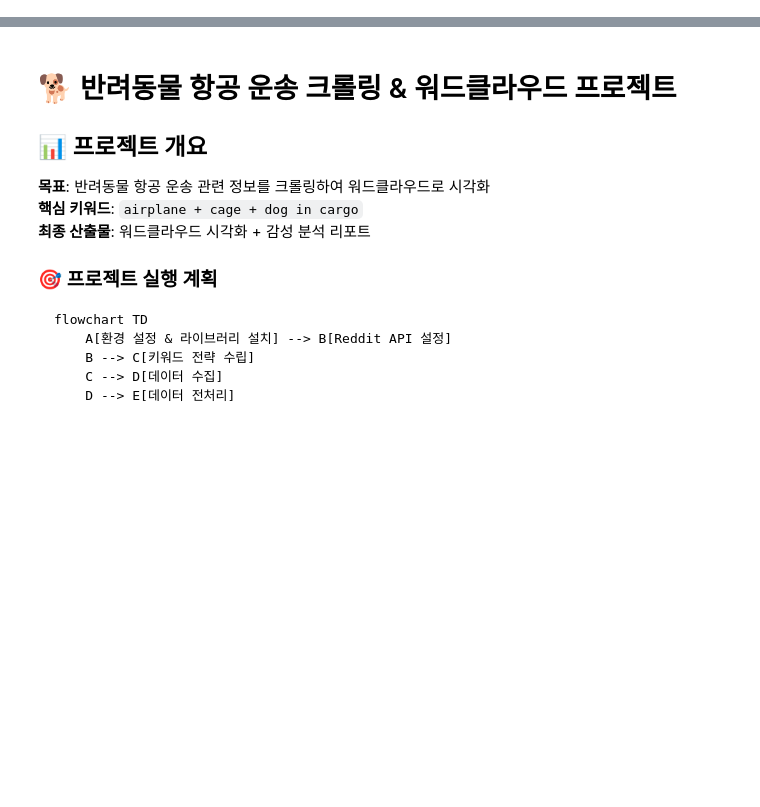
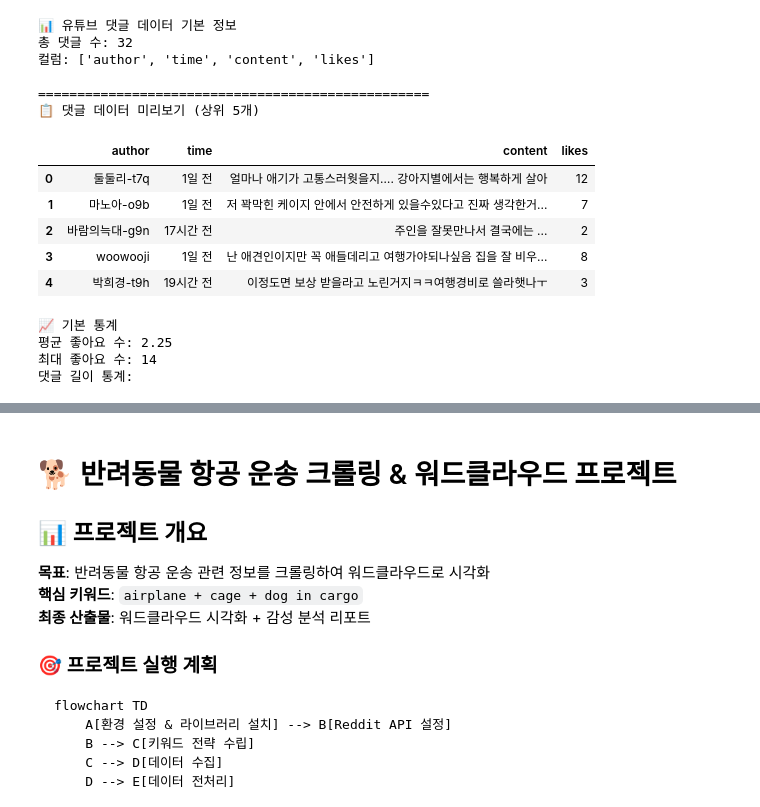
Before and after one commit to positivemultiplier/LG_DX_SCHOOL, a Jupyter notebook: 02_DX_Methodology/1_Business_Experience_BX/Reddit/petincargo.ipynb, the cells around one changed output, grey strips where cells are left out. Cells and saved outputs as stored; diff of their text form; code cells hidden in the pictures; blank space fills up the shorter version.

Commit message:
Add comprehensive pet cargo YouTube comment analysis with advanced cloud wordcloud visualizations

```diff
--- a/02_DX_Methodology/1_Business_Experience_BX/Reddit/petincargo.ipynb
+++ b/02_DX_Methodology/1_Business_Experience_BX/Reddit/petincargo.ipynb
@@ -0,0 +46,72 @@
+# %%
+# 유튜브 댓글 데이터를 딕셔너리로 구성
+youtube_comments_data = [
+    {"author": "둘둘리-t7q", "time": "1일 전", "content": "얼마나 애기가 고통스러웟을지…. 강아지별에서는 행복하게 살아", "likes": 12},
+    {"author": "마노아-o9b", "time": "1일 전", "content": "저 꽉막힌 케이지 안에서 안전하게 있을수있다고 진짜 생각한거야? 대체 입마개는 왜한거니?!! 너무 이쁜 아가인데 너무 불쌍하다ㅠㅠ", "likes": 7},
+    {"author": "바람의늑대-g9n", "time": "17시간 전", "content": "주인을 잘못만나서 결국에는 ...", "likes": 2},
+    {"author": "woowooji", "time": "1일 전", "content": "난 애견인이지만 꼭 애들데리고 여행가야되나싶음 집을 잘 비우지도 않을뿐더러 비우게된다면 진짜 친한사람한테 잠시맡기고 맡김비용+선물사오는데 굳이 위험한거 알명슈 화물칸까지 태워가면서 여행가야되나싶음", "likes": 8},
+    {"author": "박희경-t9h", "time": "19시간 전", "content": "이정도면 보상 받을라고 노린거지ㅋㅋ여행경비로 쓸라햇나ㅜ", "likes": 3},
+    {"author": "dorapark2359", "time": "20시간 전", "content": "저런 무지막지한 케이지에 강아지를 넣고 입마개는 왜 한걸까? 참, 의문이네? 저견주의 의도가 뭘까? 정말 궁금하다!", "likes": 3},
+    {"author": "롱뽀-t1u", "time": "1일 전", "content": "제발 동물에대해 지식도없으면서 귀엽다.외롭다라는 이유로 키우지마라 그자체가 학대다", "likes": 14},
+    {"author": "cococo-s9d", "time": "1일 전", "content": "저런 케이지도 문젠데 입마개까지 견주가 맞냐 뚤린켄넬에 물병하나 걸어놓고 밑바닥에 시원하게 팩까지 깔아놨으면 살았을텐데", "likes": 3},
+    {"author": "PEPERO-bs1ve", "time": "1일 전", "content": "생물은 화물칸이 아니라 뱅기 꼬리에 있는 특별한 공간에 적재함.. 이건 기장이 이륙 전 보고받게 되어있고 공기가 없다느니 온도조절이 안된다느니 하는건 모르는 소리 ㅋ", "likes": 6},
+    {"author": "희연-u4p", "time": "17시간 전", "content": "누구탓을 하더라도 항공사보단 저걸 수하물로 실어도 괜찮다고한 업체 탓을해야하는게 상식적인거 아냐? 그리고 항공사는 이미 입마개하는것이 안좋다 온도조절장치가 없다는 사실을 고지했는데 항공사 삥뜯어보려는 속셈 아님?", "likes": 1},
+    {"author": "sorkflsk7", "time": "1일 전", "content": "얼마나 힘들었을까", "likes": 3},
+    {"author": "신인용-d5t", "time": "1일 전", "content": "강아지에 강짜도 안찾아봤내 강아지 키우면 안될사람임", "likes": 2},
+    {"author": "beaver-dk6fp", "time": "1일 전", "content": "달리 악마가 아니네. 캔넬에 넣은 개 입마개는 왜 했나? 캔넬도 크고 사방이 틔인 캔넬을 사용해야지 제정신인가? 강아지의 당시를 생각 이나 해봤나? 얼마나 지옥의 시간이었을지 정말 악마다.", "likes": 1},
+    {"author": "lluvvv-b1q", "time": "19시간 전", "content": "강아지는 차로 10분거리나 비행기 타고 멀리가는 여행이나 차이 못느끼는데 굳이 가는 과정에서 비행기 태워가면서 스트레스 주는거 별로인거같아요ㅜ 강아지는 가족들이랑 다같이 나가는게 좋은거지 유명한 관광지 간다고 좋아하지 않습니다..", "likes": 0},
+    {"author": "lluvvv-b1q", "time": "19시간 전", "content": "그리고 이 날씨에 강아지를 조금이라도 생각했다면 저런 숨구멍도 제대로 없는 케이지에 입마개 씌워서 물도 없이 저렇게 데려가는거 말이안됨 저 주인은 다시는 동물 키우지말길", "likes": 0},
+    {"author": "J언니-e1r", "time": "8시간 전", "content": "이 폭염에 굳이 개를 데리고 여행을 가야했나? 그것도 비행기로?? 견주의 무지다 이건.", "likes": 0},
+    {"author": "김선지-c6g", "time": "7시간 전", "content": "자세히 보니 반려견 이동장이 아니예요 항공사 잘못이 아니라 주인잘못임 이동장이 아닌데 왜 저런걸....? 게다가 입마개는 왜 하셨는지...?? 그러니 체온 조절이 안되서 죽은거죠", "likes": 0},
+    {"author": "서영주-s8c", "time": "1일 전", "content": "견주가 이해안가네요", "likes": 1},
+    {"author": "해피해피해피-j7g", "time": "3분 전", "content": "개짖는소리로 피해주는것들 싹다저렇게해줘야함", "likes": 0},
+    {"author": "땅-p9l", "time": "1일 전", "content": "이게 진짜면 방송나와 지들 잘못없다고 보상하라고 말하는거 보곤 와..", "likes": 4},
+    {"author": "jj-tr3gv", "time": "1일 전", "content": "Sbs 기자가 저커플 놀린거임 ㅋㅋㅋㅋ", "likes": 0},
+    {"author": "띵진띵진", "time": "23시간 전", "content": "반려견 반려묘 이지랄 하는데 정작 반려는 1000만명중에 100명도 안되고 나머진 걍 애완견 애완묘임 ㅋㅋ", "likes": 0},
+    {"author": "간뱅이", "time": "1일 전", "content": "제가 봤던 뉴스랑 다르네요. 뭐가 진실인지?", "likes": 0},
+    {"author": "kmemory3637", "time": "15시간 전", "content": "근데 저 강아지 주인도 잘못한게 없지 않나? 저 주아이 캣낼을 살때는 가능하다고 광고해서 산거잖아 그럼 저 제품을 판 회사가 잘못한거지", "likes": 0},
+    {"author": "비건-o4k", "time": "1일 전", "content": "산소가없을텐데", "likes": 1},
+    {"author": "가끔정상인", "time": "1일 전", "content": "아니 애초에 화물칸에 처 태운거부터 지 잘못이지 돌았나 ㅋㅋㅋㅋ", "likes": 0},
+    {"author": "oh-WXY", "time": "1일 전", "content": "뉴스나온거 욕이많으니 댓글못달게 막아놈ㅋㅋㅋ 지들도 아 이게아닌데 싶었겠지ㅋㅋㅋ", "likes": 0},
+    {"author": "별김-p9z", "time": "1일 전", "content": "부모가죽였네 엄마는 저기넣지도않는다", "likes": 0},
+    {"author": "부마-n7v", "time": "1일 전", "content": "무식한 니네주인을 대신해 사과한다 ㅠ 미안해", "likes": 0},
+    {"author": "정성훈-v9m8v", "time": "1일 전", "content": "에라이", "likes": 0},
+    {"author": "DTBpower", "time": "1일 전", "content": "ㅋㅋㅋ 말그대로 개죽음이네", "likes": 0},
+    {"author": "WSKim-fc8bq", "time": "2일 전", "content": "헐 이런 미친....", "likes": 1}
+]
+
+# DataFrame 생성
+df_comments = pd.DataFrame(youtube_comments_data)
+
+# 기본 정보 출력
+print("📊 유튜브 댓글 데이터 기본 정보")
+print(f"총 댓글 수: {len(df_comments)}")
+print(f"컬럼: {list(df_comments.columns)}")
+print("\n" + "="*50)
+
+# 데이터 미리보기
+print("📋 댓글 데이터 미리보기 (상위 5개)")
+display(df_comments.head())
+
+# 기본 통계
+print("\n📈 기본 통계")
+print(f"평균 좋아요 수: {df_comments['likes'].mean():.2f}")
+print(f"최대 좋아요 수: {df_comments['likes'].max()}")
+print(f"댓글 길이 통계:")
+# %% [output]
+📊 유튜브 댓글 데이터 기본 정보
+총 댓글 수: 32
+컬럼: ['author', 'time', 'content', 'likes']
+
+==================================================
+📋 댓글 데이터 미리보기 (상위 5개)
+|  | author | time | content | likes |
+| 0 | 둘둘리-t7q | 1일 전 | 얼마나 애기가 고통스러웟을지…. 강아지별에서는 행복하게 살아 | 12 |
+| 1 | 마노아-o9b | 1일 전 | 저 꽉막힌 케이지 안에서 안전하게 있을수있다고 진짜 생각한거... | 7 |
+| 2 | 바람의늑대-g9n | 17시간 전 | 주인을 잘못만나서 결국에는 ... | 2 |
+| 3 | woowooji | 1일 전 | 난 애견인이지만 꼭 애들데리고 여행가야되나싶음 집을 잘 비우... | 8 |
+| 4 | 박희경-t9h | 19시간 전 | 이정도면 보상 받을라고 노린거지ㅋㅋ여행경비로 쓸라햇나ㅜ | 3 |
+📈 기본 통계
+평균 좋아요 수: 2.25
+최대 좋아요 수: 14
+댓글 길이 통계:
```
Also changed, not shown: parts of 4 cells of this notebook, 26 other files.
